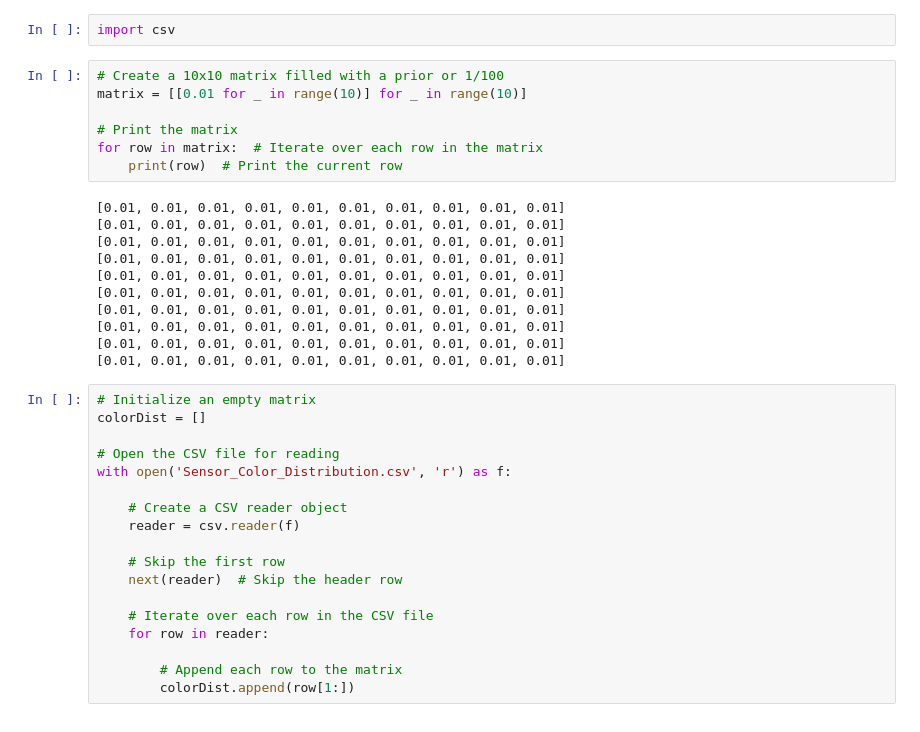
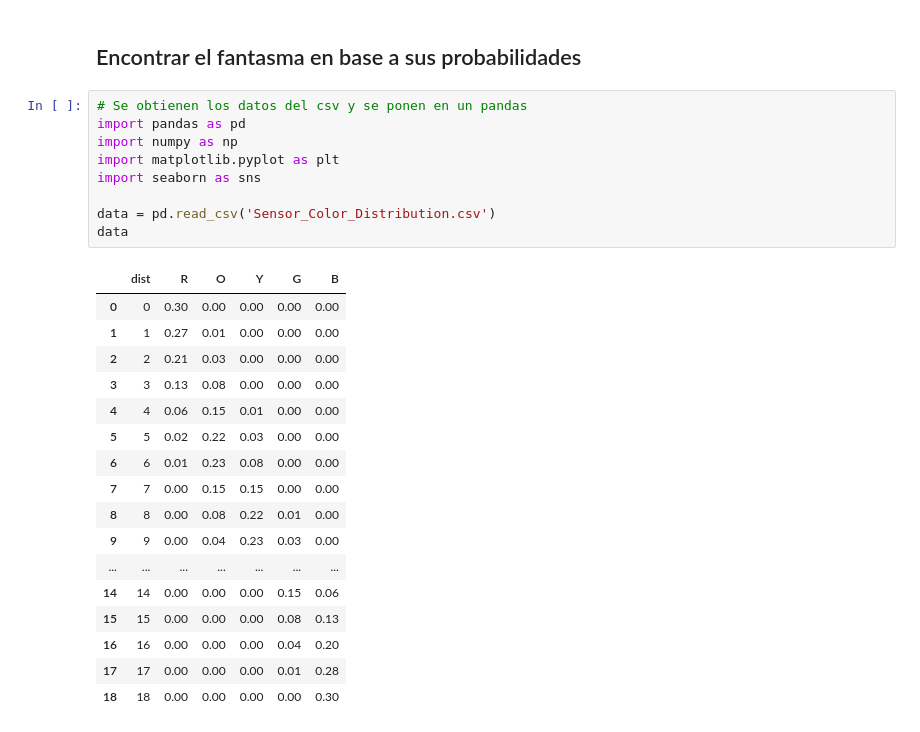
Before and after one commit to Andrea-gt/ai-hw-probabilities, a Jupyter notebook: color_dist.ipynb, the cells around one changed output. Saved outputs shown, nothing was run; the diff lists cells and outputs as text.

```diff
--- a/color_dist.ipynb
+++ b/color_dist.ipynb
@@ -1,38 +1,29 @@
-# %%
-import csv
-# %%
-# Create a 10x10 matrix filled with a prior or 1/100
-matrix = [[0.01 for _ in range(10)] for _ in range(10)]
-
-# Print the matrix
-for row in matrix:  # Iterate over each row in the matrix
-    print(row)  # Print the current row
-# %% [output]
-[0.01, 0.01, 0.01, 0.01, 0.01, 0.01, 0.01, 0.01, 0.01, 0.01]
-[0.01, 0.01, 0.01, 0.01, 0.01, 0.01, 0.01, 0.01, 0.01, 0.01]
-[0.01, 0.01, 0.01, 0.01, 0.01, 0.01, 0.01, 0.01, 0.01, 0.01]
-[0.01, 0.01, 0.01, 0.01, 0.01, 0.01, 0.01, 0.01, 0.01, 0.01]
-[0.01, 0.01, 0.01, 0.01, 0.01, 0.01, 0.01, 0.01, 0.01, 0.01]
-[0.01, 0.01, 0.01, 0.01, 0.01, 0.01, 0.01, 0.01, 0.01, 0.01]
-[0.01, 0.01, 0.01, 0.01, 0.01, 0.01, 0.01, 0.01, 0.01, 0.01]
-[0.01, 0.01, 0.01, 0.01, 0.01, 0.01, 0.01, 0.01, 0.01, 0.01]
-[0.01, 0.01, 0.01, 0.01, 0.01, 0.01, 0.01, 0.01, 0.01, 0.01]
-[0.01, 0.01, 0.01, 0.01, 0.01, 0.01, 0.01, 0.01, 0.01, 0.01]
-# %%
-# Initialize an empty matrix
-colorDist = []
-
-# Open the CSV file for reading
-with open('Sensor_Color_Distribution.csv', 'r') as f:
-
-    # Create a CSV reader object
-    reader = csv.reader(f)
-
-    # Skip the first row
-    next(reader)  # Skip the header row
-
-    # Iterate over each row in the CSV file
-    for row in reader:
-
-        # Append each row to the matrix
-        colorDist.append(row[1:])
+# %% [markdown]
+## Encontrar el fantasma en base a sus probabilidades
+# %%
+# Se obtienen los datos del csv y se ponen en un pandas
+import pandas as pd
+import numpy as np
+import matplotlib.pyplot as plt
+import seaborn as sns
+
+data = pd.read_csv('Sensor_Color_Distribution.csv')
+data
+# %% [output]
+|  | dist | R | O | Y | G | B |
+| 0 | 0 | 0.30 | 0.00 | 0.00 | 0.00 | 0.00 |
+| 1 | 1 | 0.27 | 0.01 | 0.00 | 0.00 | 0.00 |
+| 2 | 2 | 0.21 | 0.03 | 0.00 | 0.00 | 0.00 |
+| 3 | 3 | 0.13 | 0.08 | 0.00 | 0.00 | 0.00 |
+| 4 | 4 | 0.06 | 0.15 | 0.01 | 0.00 | 0.00 |
+| 5 | 5 | 0.02 | 0.22 | 0.03 | 0.00 | 0.00 |
+| 6 | 6 | 0.01 | 0.23 | 0.08 | 0.00 | 0.00 |
+| 7 | 7 | 0.00 | 0.15 | 0.15 | 0.00 | 0.00 |
+| 8 | 8 | 0.00 | 0.08 | 0.22 | 0.01 | 0.00 |
+| 9 | 9 | 0.00 | 0.04 | 0.23 | 0.03 | 0.00 |
+| ... | ... | ... | ... | ... | ... | ... |
+| 14 | 14 | 0.00 | 0.00 | 0.00 | 0.15 | 0.06 |
+| 15 | 15 | 0.00 | 0.00 | 0.00 | 0.08 | 0.13 |
+| 16 | 16 | 0.00 | 0.00 | 0.00 | 0.04 | 0.20 |
+| 17 | 17 | 0.00 | 0.00 | 0.00 | 0.01 | 0.28 |
+| 18 | 18 | 0.00 | 0.00 | 0.00 | 0.00 | 0.30 |
```
Also changed, not shown: parts of 3 cells of this notebook.
